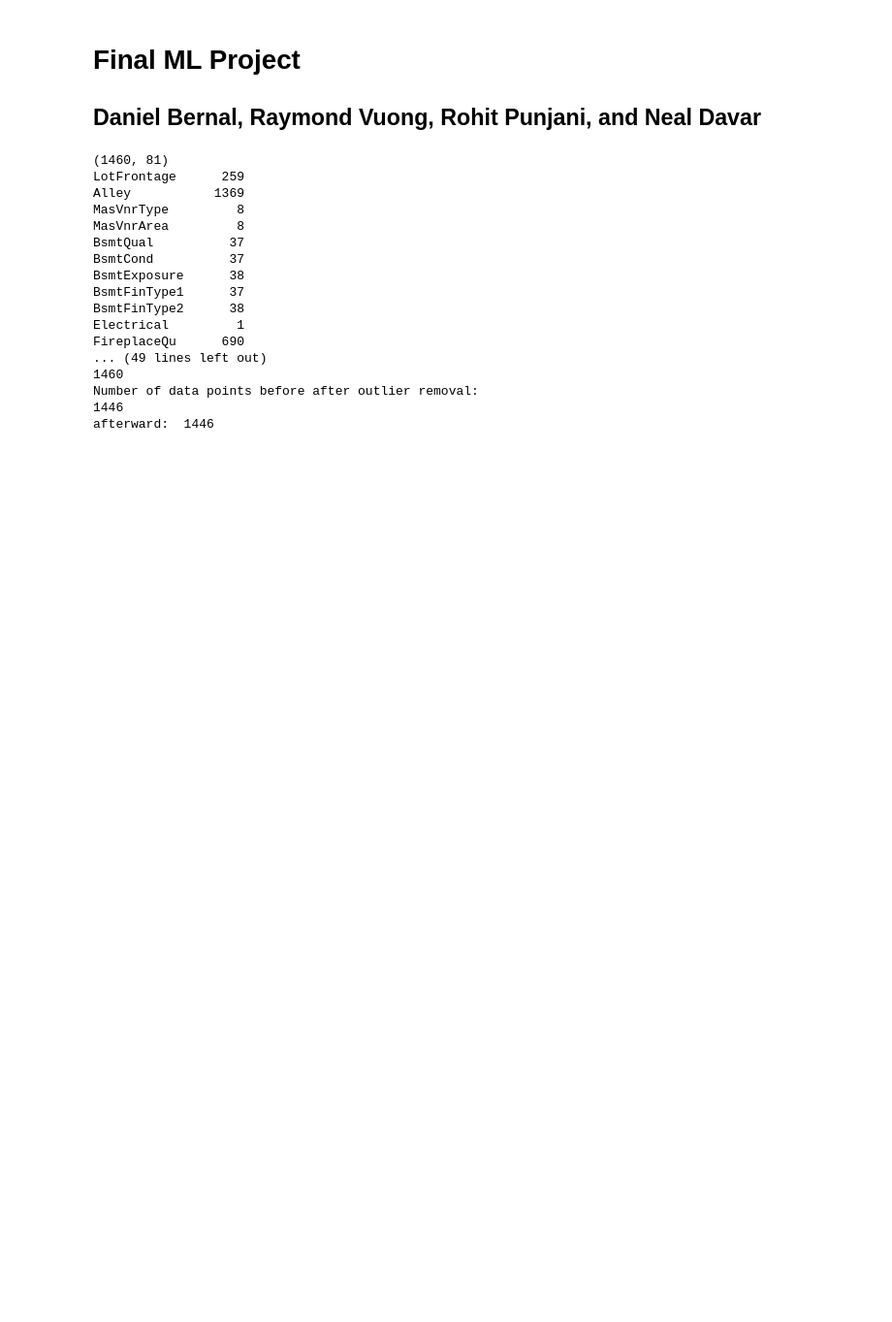
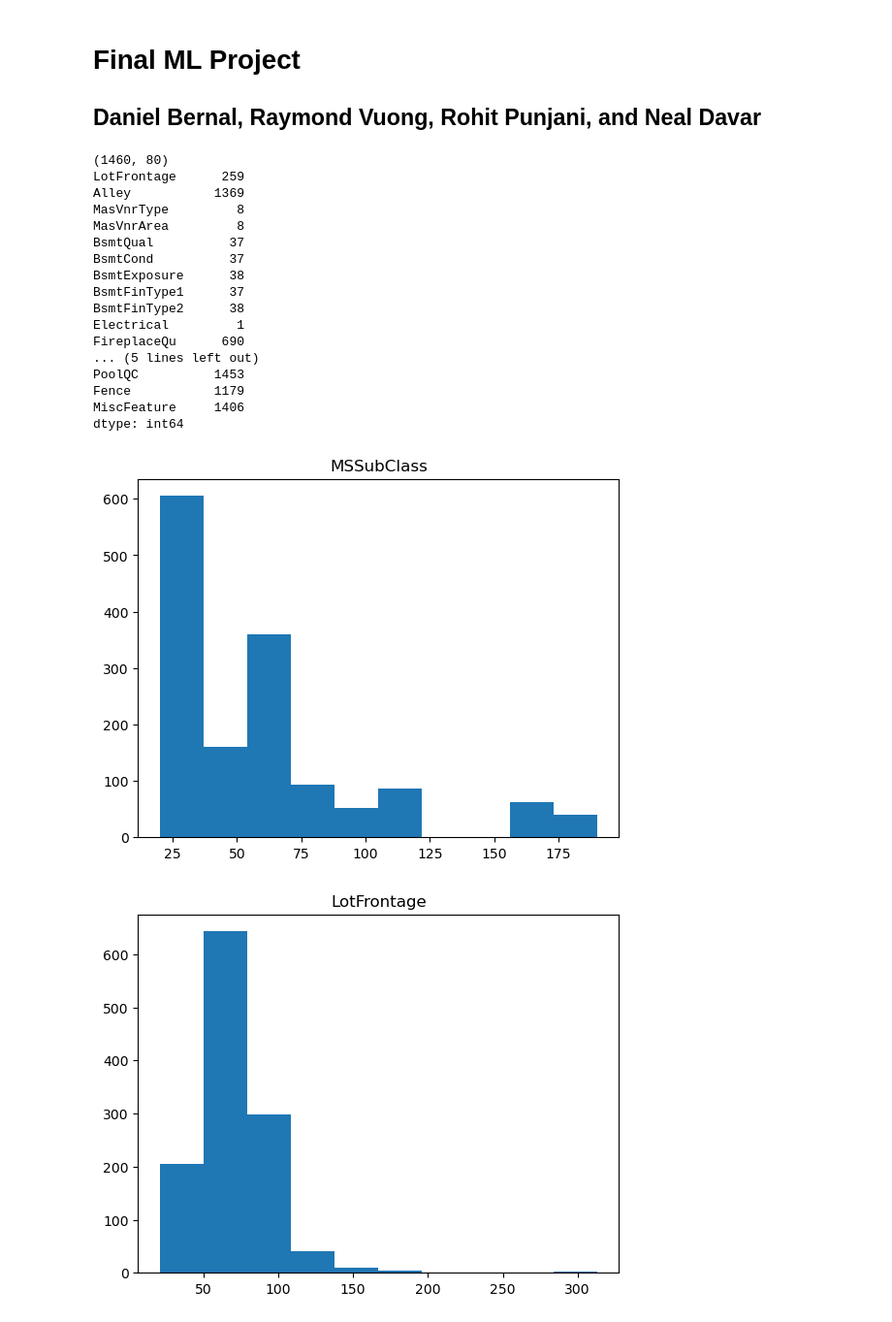
Before and after one commit to nxdavar/FinalMLProject, a Jupyter notebook: FinalProject.ipynb, the cells around one changed output. Shown at 97% size. Cells and saved outputs as stored; diff of their text form; code cells hidden in the pictures; blank space fills up the shorter version.

Commit message:
heatmap and plots

```diff
--- a/FinalProject.ipynb
+++ b/FinalProject.ipynb
@@ -27,13 +27,23 @@ IL_F_ITERATIONS = 50
 # clean data by dropping cols like Id, imputing value
 # depending on the feature, and dropping duplicates:
 def clean_data(training):
+    training.drop('Id', axis=1, inplace=True)
     print(training.shape)
     training.head()
     null_counts = training.isnull().sum()
     missing_features = null_counts[null_counts > 0]
     print(missing_features)
 
-    training.drop('Id', axis=1, inplace=True)
+
+    # grab all the numeric features and plot histograms
+    numeric_feats = training.select_dtypes(include=['int16', 'int32', 'int64', 'float16', 'float32', 'float64'])
+    for i in numeric_feats.columns:
+        plt.hist(numeric_feats[i])
+        plt.title(i)
+        plt.show()
+
+
+
     # fillna on the basis of whether MasVnrArea, LotFrontage, or any other categorical feature with na values
     training['MasVnrArea'].fillna(0, inplace=True)
     training['LotFrontage'].fillna(0, inplace=True)
@@ -46,6 +56,12 @@ def clean_data(training):
     # Changing categorial features to be stored as string
     training['MSSubClass'] = training['MSSubClass'].astype(str)
 
+    # correlation heat map
+    corr_mat = training.corr()
+    plt.subplots(figsize=(12, 9))
+    sns.heatmap(corr_mat, square=True)
+
+
     # one hot encoding categorical variables:
     training = pd.get_dummies(training, columns=['MSSubClass', 'MSZoning', 'Street', 'Alley', 'LotShape', 'LandContour', 'Utilities', 'LotConfig', 'LandSlope', 'Neighborhood', 'Condition1', 'Condition2', 'BldgType', 'HouseStyle', 'RoofStyle', 'RoofMatl', 'Exterior1st', 'Exterior2nd', 'MasVnrType', 'ExterQual', 'ExterCond', 'Foundation', 'BsmtQual', 'BsmtCond', 'BsmtExposure', 'BsmtFinType1', 'BsmtFinType2', 'Heating', 'HeatingQC', 'CentralAir', 'Electrical', 'KitchenQual', 'Functional', 'FireplaceQu', 'GarageType', 'GarageFinish', 'GarageQual', 'GarageCond', 'PavedDrive', 'PoolQC', 'Fence', 'MiscFeature', 'SaleType', 'SaleCondition'], drop_first=True)
 
@@ -161,36 +177,38 @@ def runLinReg(train_norm):
 # %%
 
 training = pd.read_csv("train.csv")
 testing = pd.read_csv("housing_testing.csv")
 
 # 1. Data Cleaning
 training = clean_data(training)
 print(training.head())
 
 
 #2. Data Cleaning Pt. 2
-run_isolation_forest(training)
+# run_isolation_forest(training)
 
 
 # 2. Normalization
-train_norm, test_norm = normalize_data(training, testing)
+# train_norm, test_norm = normalize_data(training, testing)
 
 #3. Data Exploration:
 # %% [output]
-(1460, 81)
+(1460, 80)
 LotFrontage      259
 Alley           1369
 MasVnrType         8
 MasVnrArea         8
 BsmtQual          37
 BsmtCond          37
 BsmtExposure      38
 BsmtFinType1      37
 BsmtFinType2      38
 Electrical         1
 FireplaceQu      690
-... (49 lines left out)
-1460
-Number of data points before after outlier removal:
-1446
-afterward:  1446
+... (5 lines left out)
+PoolQC          1453
+Fence           1179
+MiscFeature     1406
+dtype: int64
+[figure, added]
+[figure, added]
```
Also changed, not shown: parts of 1 cell of this notebook.
